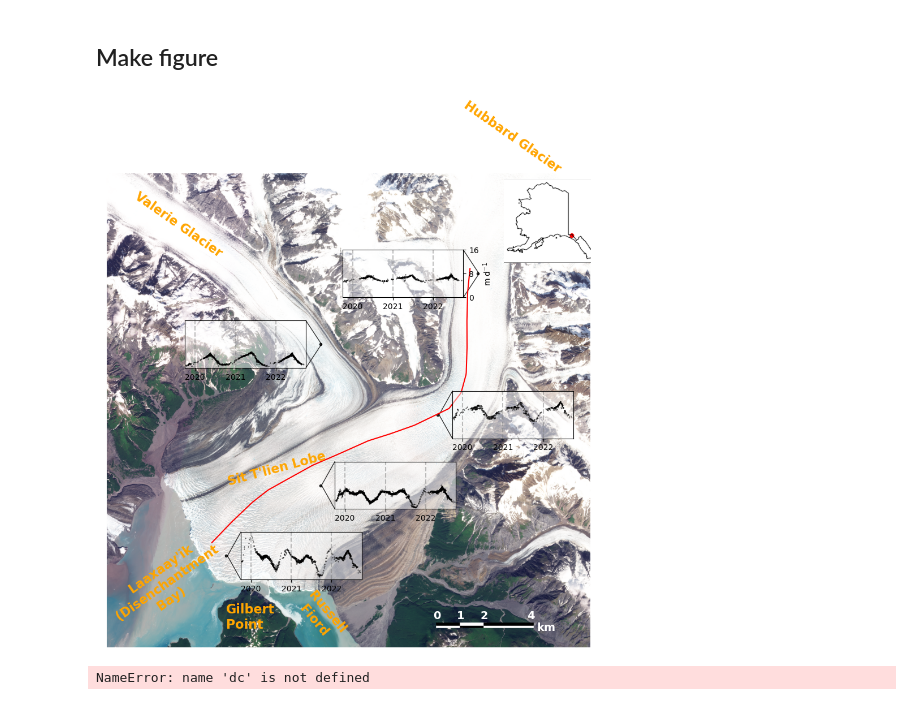
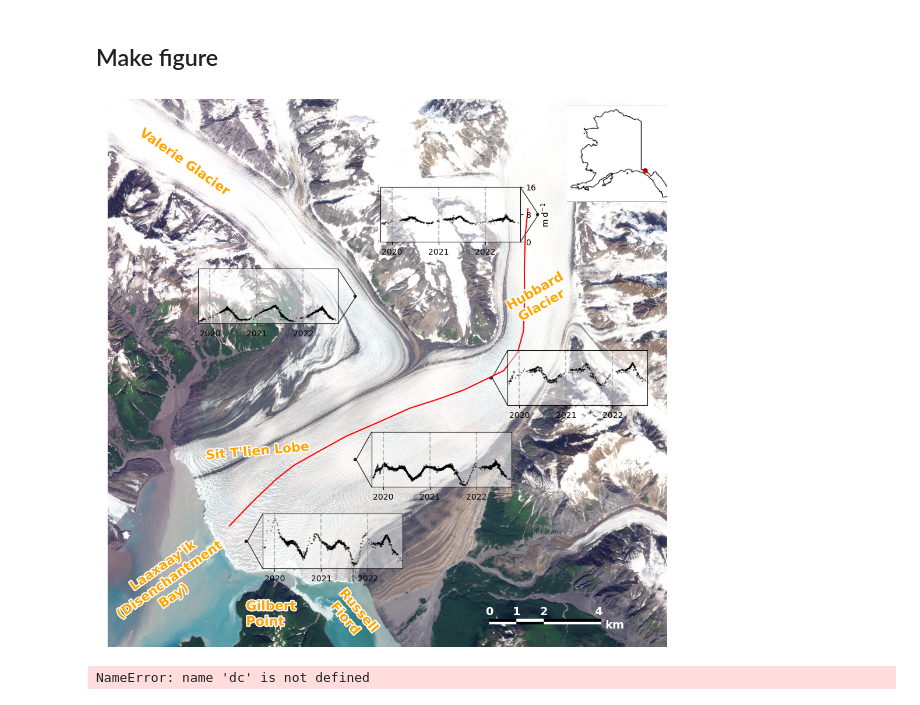
Before and after one commit to pohlan/Hubbard2024, a Jupyter notebook: make_paper_figures/speed_inset_map.ipynb, the cells around one changed output. Drawn from its saved outputs; the diff is of its cells as text; code cells hidden in the pictures.

```diff
--- a/make_paper_figures/speed_inset_map.ipynb
+++ b/make_paper_figures/speed_inset_map.ipynb
@@ -211,41 +212,66 @@ for i in range(len(xv)):
 # add inset
 inset = plt.imread('./basemap/AKinset.png')
 ax.imshow(inset, extent=[595300, 599300, 6665460, 6669000] )
 
 # add a scale bar
 ax.plot([592500, 593500], [6650000, 6650000], 'w', linewidth=4)
 ax.plot([593500, 594500], [6650000, 6650000], 'k', linewidth=4)
 ax.plot([594500, 596500], [6650000, 6650000], 'w', linewidth=4)
 ax.plot([592500, 593500], [6650100, 6650100], 'k', linewidth=4)
 ax.plot([593500, 594500], [6650100, 6650100], 'w', linewidth=4)
 ax.plot([594500, 596500], [6650100, 6650100], 'k', linewidth=4)
 
 ax.text(592300, 6650300, '0', fontsize=14, color='w', fontweight='bold')
 ax.text(593300, 6650300, '1', fontsize=14, color='w', fontweight='bold')
 ax.text(594300, 6650300, '2', fontsize=14, color='w', fontweight='bold')
 ax.text(596300, 6650300, '4', fontsize=14, color='w', fontweight='bold')
 ax.text(596700, 6649800, 'km', fontsize=14, color='w', fontweight='bold')
 
 # add flowline
 points = pd.read_csv("./basemap/centerline_points_100m.csv")
 transformer = Transformer.from_crs("epsg:3413", "epsg:32607")  # UTM 6N
 x, y = transformer.transform(points.X.to_numpy(), points.Y.to_numpy())
 ax.plot(x, y, "r")
 
 # add annotations
+# ax.text(579500, 6665700, 'Valerie Glacier', rotation=-35, fontsize=16, fontweight='bold', color='orange')
+# ax.text(593000, 6661000, 'Hubbard \n Glacier', rotation=30, fontsize=16, fontweight='bold', color='orange')
+# ax.text(578200, 6649600, '       Laaxaay\'ik\n (Disenchantment\n          Bay)', rotation=35, fontsize=16, fontweight='bold', color='orange')
+# ax.text(586400, 6649300, 'Russell\n Fiord', rotation=-50, fontsize=16, fontweight='bold', color='orange')
+# ax.text(583500, 6649900, 'Gilbert\nPoint', fontsize=16, fontweight='bold', color='orange')
+# ax.text(583500, 6657000, 'Sit T\'lien Lobe', fontsize=16, rotation=5, fontweight='bold', color='orange')
 
-ax.text(579500, 6665700, 'Valerie Glacier', rotation=-35, fontsize=16, fontweight='bold', color='orange')
-ax.text(593500, 6669300, 'Hubbard Glacier', rotation=-35, fontsize=16, fontweight='bold', color='orange')
-ax.text(578200, 6649600, '       Laaxaay\'ik\n (Disenchantment\n          Bay)', rotation=35, fontsize=16, fontweight='bold', color='orange')
-ax.text(586400, 6649300, 'Russell\n Fiord', rotation=-50, fontsize=16, fontweight='bold', color='orange')
-ax.text(583500, 6649900, 'Gilbert\nPoint', fontsize=16, fontweight='bold', color='orange')
-ax.text(583500, 6656000, 'Sit T\'lien Lobe', fontsize=16, rotation=15, fontweight='bold', color='orange')
+halo = [pe.Stroke(linewidth=3, foreground='white'), pe.Normal()]
+
+ax.text(579500, 6665700, 'Valerie Glacier',
+        rotation=-35, fontsize=16, fontweight='bold', color='orange',
+        path_effects=halo)
+
+ax.text(593000, 6661000, 'Hubbard \n Glacier',
+        rotation=30, fontsize=16, fontweight='bold', color='orange',
+        path_effects=halo)
+
+ax.text(578200, 6649600, "       Laaxaay'ik\n (Disenchantment\n          Bay)",
+        rotation=35, fontsize=16, fontweight='bold', color='orange',
+        path_effects=halo)
+
+ax.text(586400, 6649300, 'Russell\n Fiord',
+        rotation=-50, fontsize=16, fontweight='bold', color='orange',
+        path_effects=halo)
+
+ax.text(583500, 6649900, 'Gilbert\nPoint',
+        fontsize=16, fontweight='bold', color='orange',
+        path_effects=halo)
+
+ax.text(582000, 6656000, "Sit T'lien Lobe",
+        fontsize=16, rotation=5, fontweight='bold', color='orange',
+        path_effects=halo)
 
 ax.axis('off')
 
-fig.savefig("hubbard_inset_draft.png", dpi=300, bbox_inches="tight")
+fig.savefig("hubbard_map_with_velocities.png", dpi=300, bbox_inches="tight")
 # %% [output]
-[figure, old version]
+[figure, new version]
 # %%
 xv = [587500, 583500, 587500, 592500, 594200]
 yv = [6662000, 6653000, 6656000, 6659000, 6665000]
```
Also changed, not shown: parts of 1 cell of this notebook, 10 other files.
